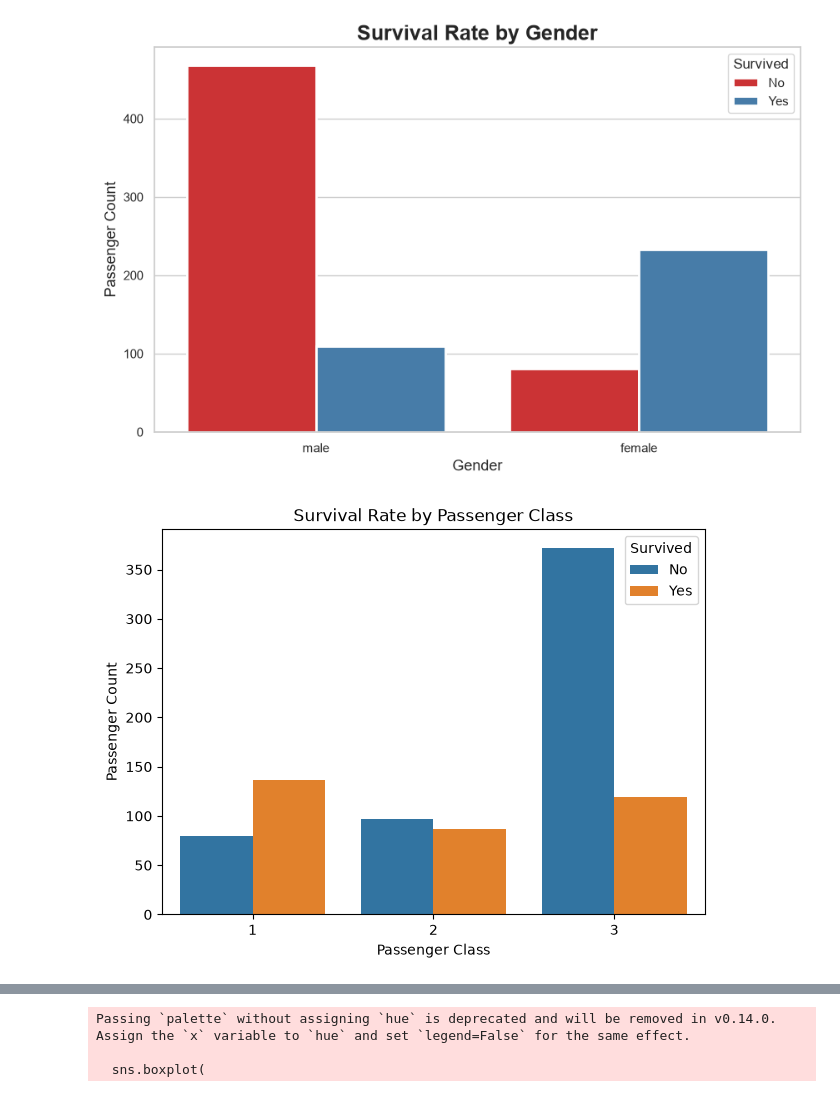
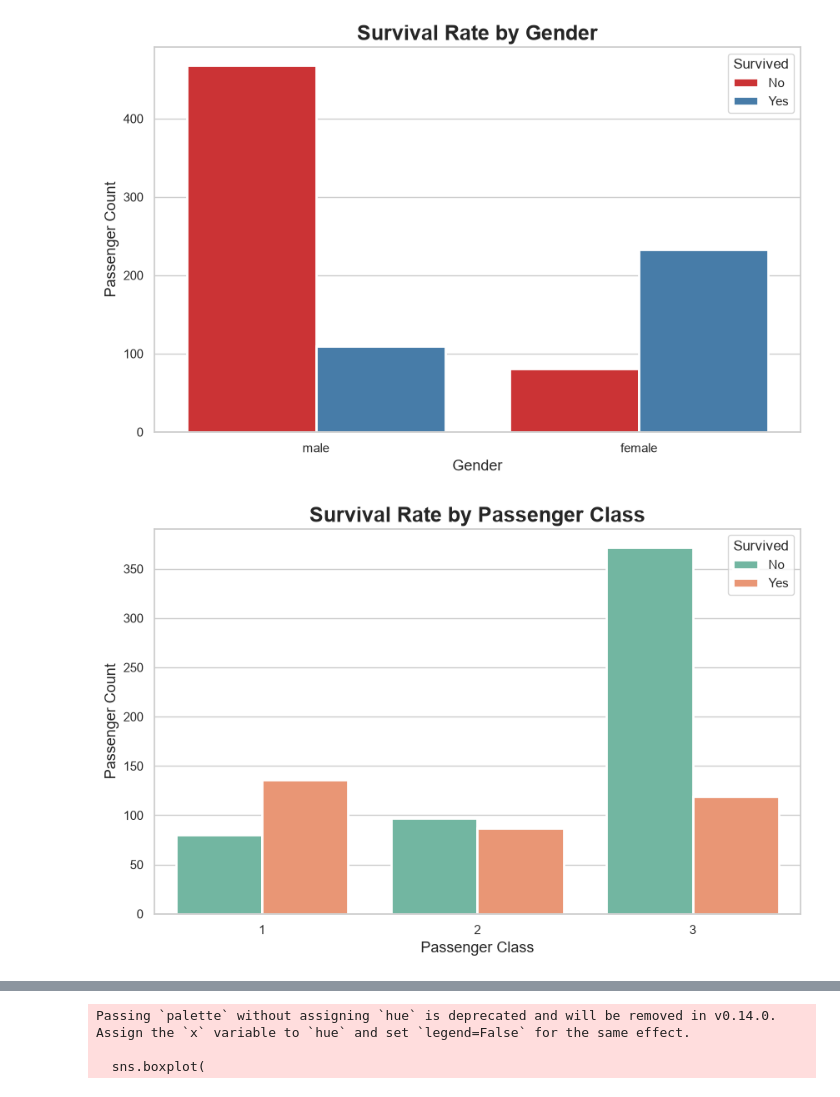
Before and after one commit to sanketsutar09/Titanic-Data-Science-Pipeline, a Jupyter notebook: WEEK 2/DataVisualization.ipynb, the cells around one changed output, grey strips where cells are left out. Saved outputs shown, nothing was run; the diff lists cells and outputs as text; code cells hidden in the pictures.

```diff
--- a/WEEK 2/DataVisualization.ipynb
+++ b/WEEK 2/DataVisualization.ipynb
@@ -44,13 +44,13 @@ plt.show()
 # %% [output]
 [figure]
 # %%
-plt.figure(figsize=(7,5))
+plt.figure(figsize=(10,6))
 sns.countplot(x="Pclass", hue="Survived", data=df, palette="Set2", linewidth=2)
-plt.title("Survival Rate by Passenger Class")
-plt.xlabel("Passenger Class")
-plt.ylabel("Passenger Count")
+plt.title("Survival Rate by Passenger Class", fontsize=18, weight="bold")
+plt.xlabel("Passenger Class", fontsize=13)
+plt.ylabel("Passenger Count", fontsize=13)
 plt.legend(title="Survived", labels=["No", "Yes"])
 plt.show()
 # %% [output]
-[figure, old version]
+[figure, new version]
 # %%
```
Also changed, not shown: parts of 1 cell of this notebook, 7 other files.
